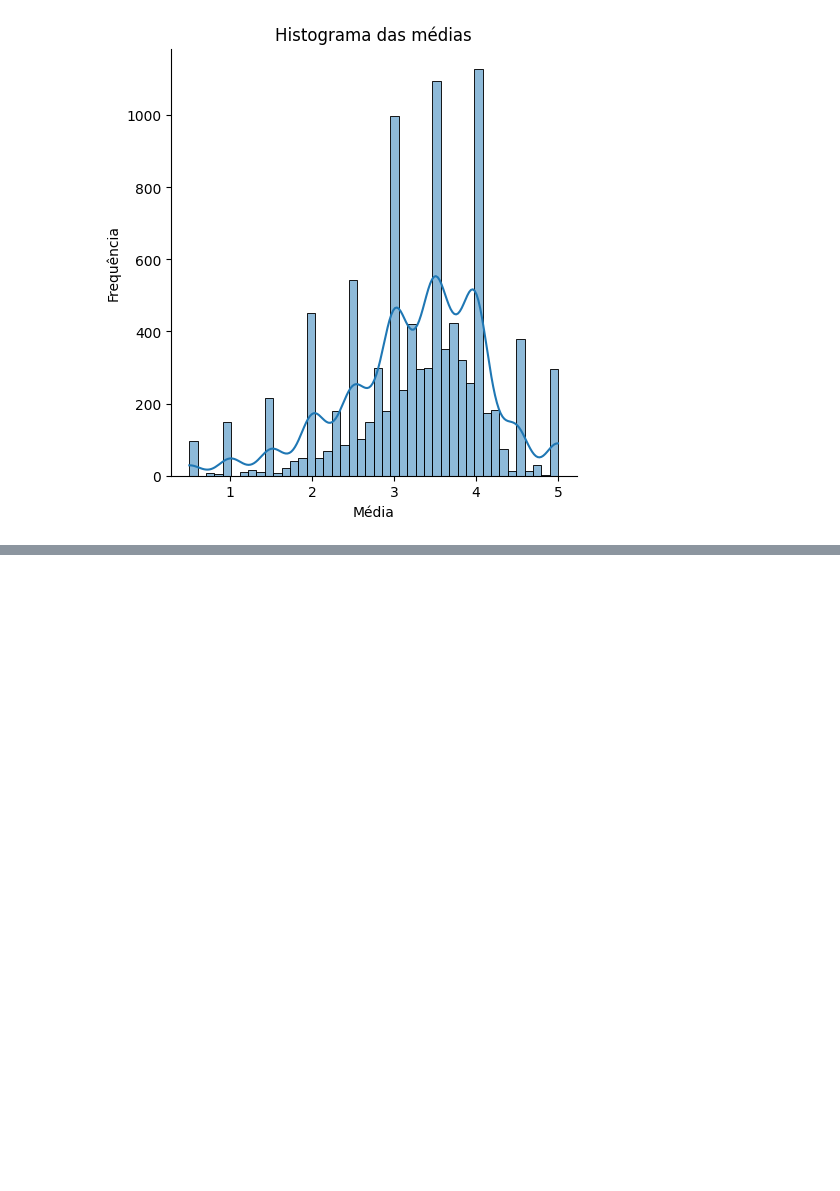
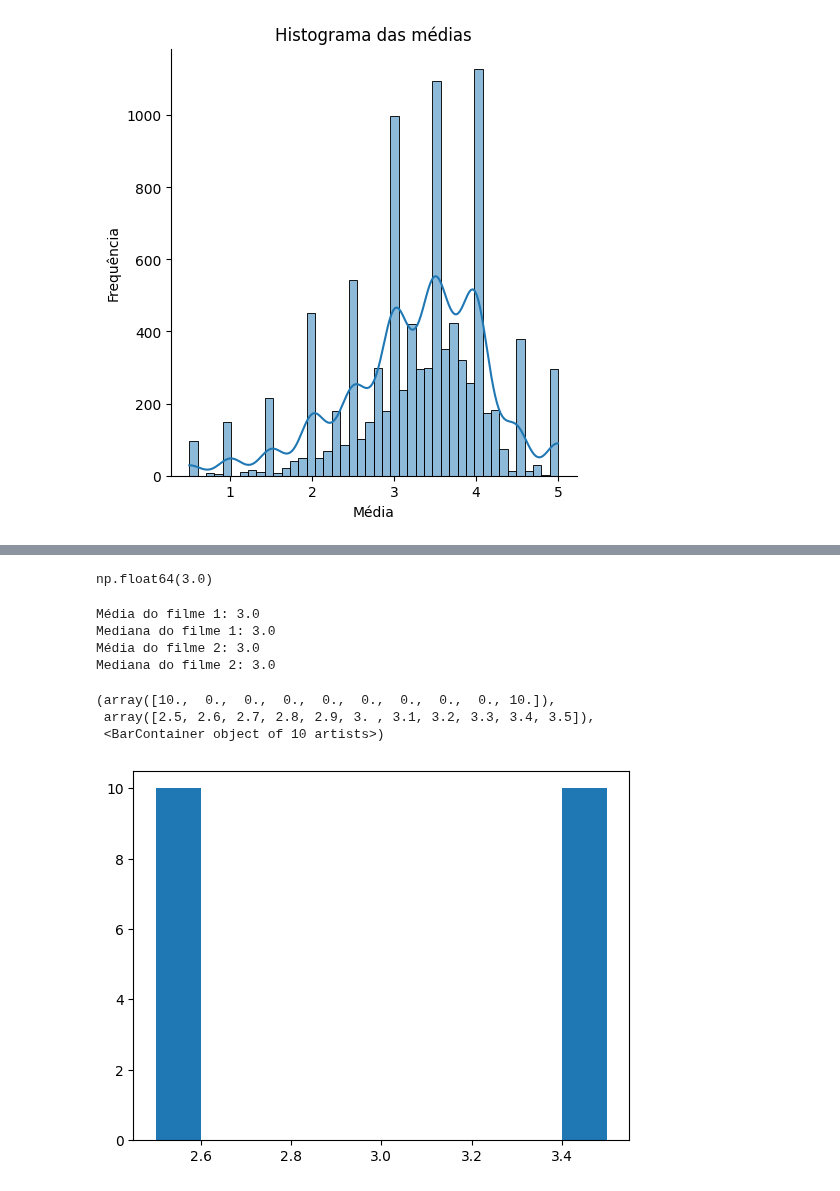
Before and after one commit to annaklaracss/data_science-, a Jupyter notebook: introdu_o_a_data_science.ipynb, the cells around one changed output, grey strips where cells are left out. Cells and saved outputs as stored; diff of their text form; code cells hidden in the pictures; blank space fills up the shorter version.

```diff
--- a/introdu_o_a_data_science.ipynb
+++ b/introdu_o_a_data_science.ipynb
@@ -306,0 +348,26 @@ Text(-3.6805555555555554, 0.5, 'Frequência')
+# %%
+filme2 = [5]*10 + [1]*10
+np.mean(filme2)
+# %% [output]
+np.float64(3.0)
+# %%
+# prompt: imprima a media e mediana do filme1 e do  filme2
+
+import numpy as np
+print(f"Média do filme 1: {np.mean(filme1)}")
+print(f"Mediana do filme 1: {np.median(filme1)}")
+
+print(f"Média do filme 2: {np.mean(filme2)}")
+print(f"Mediana do filme 2: {np.median(filme2)}")
+# %% [output]
+Média do filme 1: 3.0
+Mediana do filme 1: 3.0
+Média do filme 2: 3.0
+Mediana do filme 2: 3.0
+# %%
+plt.hist(filme1)
+# %% [output]
+(array([10.,  0.,  0.,  0.,  0.,  0.,  0.,  0.,  0., 10.]),
+ array([2.5, 2.6, 2.7, 2.8, 2.9, 3. , 3.1, 3.2, 3.3, 3.4, 3.5]),
+ <BarContainer object of 10 artists>)
+[figure, added]
```
Also changed, not shown: parts of 10 cells of this notebook.
